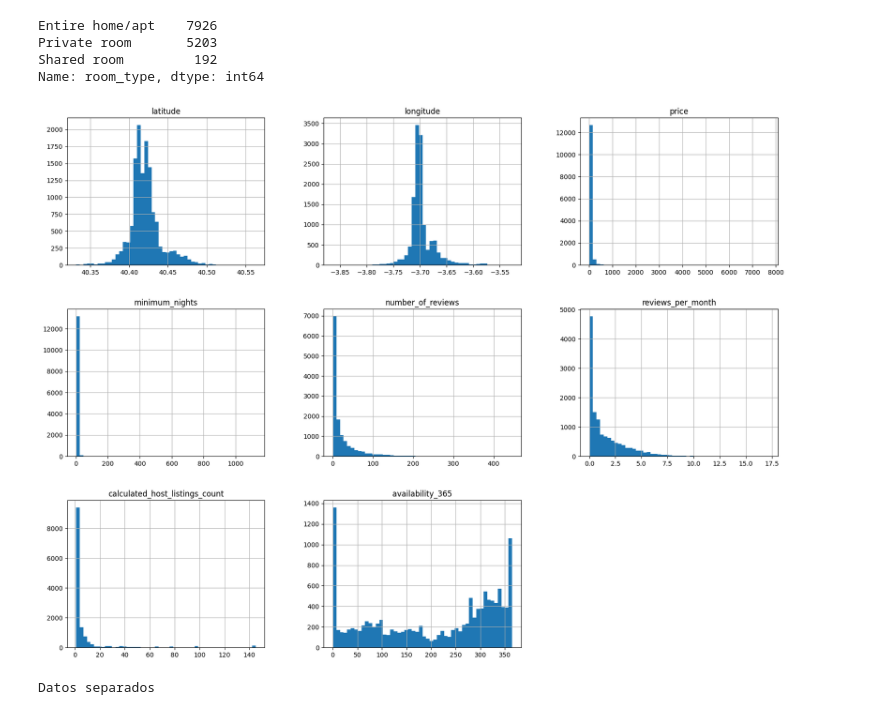
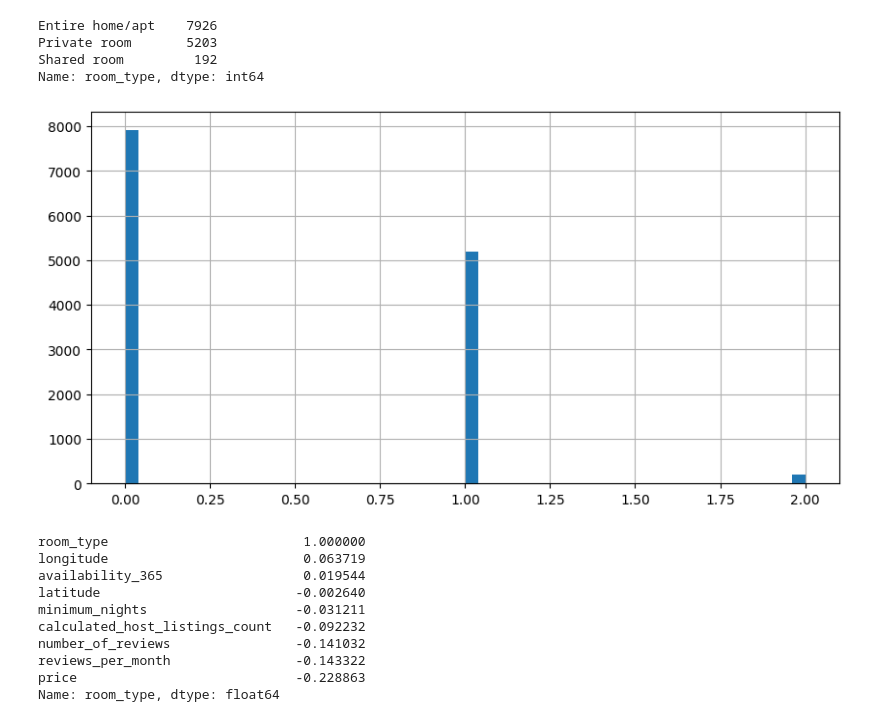
Before and after one commit to PelayoMC/Master, a Jupyter notebook: AA - I/trabajo1/trabajo1.ipynb, the cells around one changed output. Saved outputs shown, nothing was run; the diff lists cells and outputs as text; code cells hidden in the pictures.

```diff
--- a/AA - I/trabajo1/trabajo1.ipynb
+++ b/AA - I/trabajo1/trabajo1.ipynb
@@ -72,12 +72,23 @@ Private room       5203
 Shared room         192
 Name: room_type, dtype: int64
 # %%
+airbnb['room_type'].replace(['Entire home/apt', 'Private room', 'Shared room'], [0, 1, 2], inplace=True)
 %matplotlib inline
-airbnb.hist(bins=50, figsize=(20,15))
+airbnb['room_type'].hist(bins=50, figsize=(10,5))
 plt.show()
 # %% [output]
-[figure, old version]
+[figure, new version]
-# %%
-train_set, test_set = split_train_test(airbnb, 0.2)
-# %% [output]
-Datos separados
+# %%
+corr_matrix = airbnb.corr()
+corr_matrix["room_type"].sort_values(ascending=False)
+# %% [output]
+room_type                         1.000000
+longitude                         0.063719
+availability_365                  0.019544
+latitude                         -0.002640
+minimum_nights                   -0.031211
+calculated_host_listings_count   -0.092232
+number_of_reviews                -0.141032
+reviews_per_month                -0.143322
+price                            -0.228863
+Name: room_type, dtype: float64
```
Also changed, not shown: parts of 14 cells of this notebook, 3 other files.
